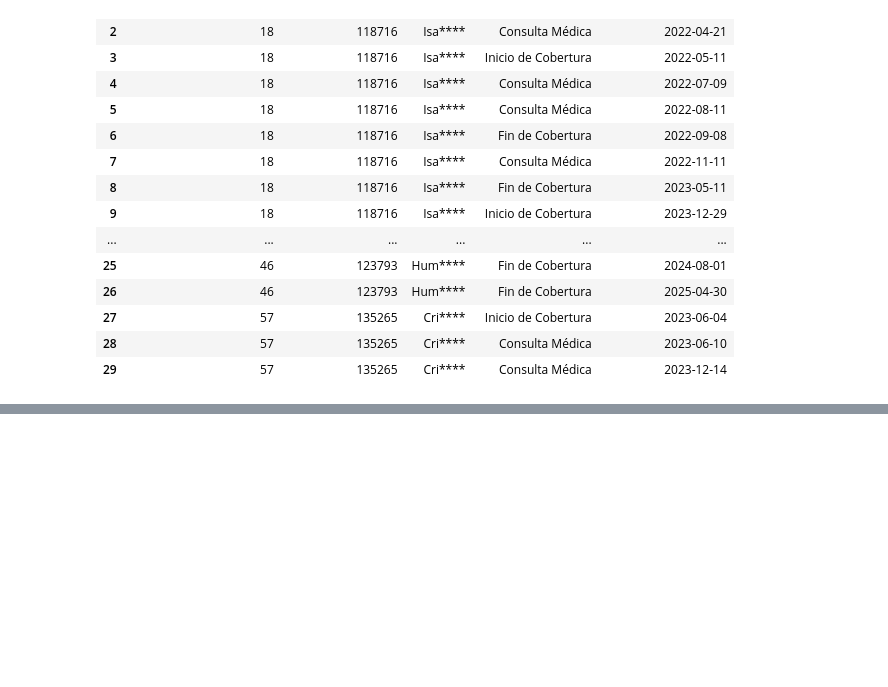
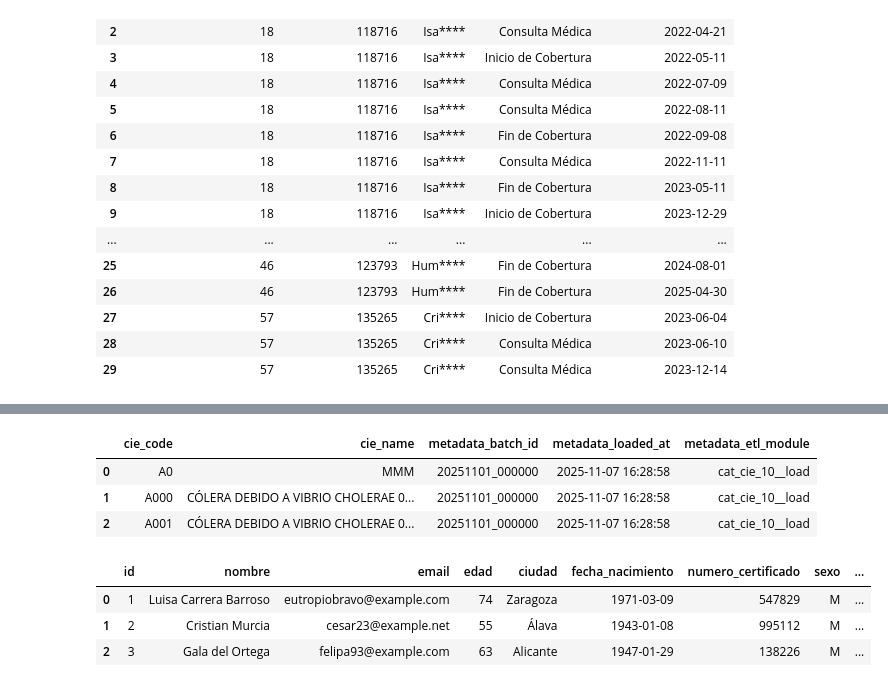
Before and after one commit to famenor/insurance_case, a Jupyter notebook: sandbox.ipynb, the cells around one changed output, grey strips where cells are left out. Saved outputs shown, nothing was run; the diff lists cells and outputs as text; code cells hidden in the pictures; blank space fills up the shorter version.

```diff
--- a/sandbox.ipynb
+++ b/sandbox.ipynb
@@ -376,0 +600,28 @@ display(results.head(30))
+# %%
+batch_id = '20251101_000000'
+loaded_at = pd.Timestamp.utcnow().strftime('%Y-%m-%d %H:%M:%S')
+table_name = 'cat_cie_10'
+etl_module = 'cat_cie_10__load'
+
+
+path = f"/home/armando/git/insurance_case/lakehouse/landing/healthsys/{batch_id}/{table_name}.csv"
+csv_file_reader = CsvFileReader(file_path=path)
+landed_df = csv_file_reader.read_table()
+
+required_columns = ['cie_code', 'cie_name']
+table_processor = LandToBronzeTemplate(table=landed_df,
+                                       batch_id=batch_id,
+                                       etl_module=etl_module,
+                                       table_name=table_name,
+                                       required_columns=required_columns,
+                                       owner='Clinical')
+
+table_processor.process()
+struct_raw_table = table_processor.struct_raw_table
+
+display(struct_raw_table.table.head(3))
+# %% [output]
+|  | cie_code | cie_name | metadata_batch_id | metadata_loaded_at | metadata_etl_module |
+| 0 | A0 | MMM | 20251101_000000 | 2025-11-07 16:28:58 | cat_cie_10__load |
+| 1 | A000 | CÓLERA DEBIDO A VIBRIO CHOLERAE 0... | 20251101_000000 | 2025-11-07 16:28:58 | cat_cie_10__load |
+| 2 | A001 | CÓLERA DEBIDO A VIBRIO CHOLERAE 0... | 20251101_000000 | 2025-11-07 16:28:58 | cat_cie_10__load |
@@ -376,0 +632,28 @@ display(results.head(30))
+# %%
+batch_id = '20251101_000000'
+loaded_at = pd.Timestamp.utcnow().strftime('%Y-%m-%d %H:%M:%S')
+table_name = 'certificates'
+etl_module = 'certificates__load'
+
+
+path = f"/home/armando/git/insurance_case/lakehouse/landing/healthsys/{batch_id}/{table_name}.csv"
+csv_file_reader = CsvFileReader(file_path=path)
+landed_df = csv_file_reader.read_table()
+
+required_columns = ['id', 'nombre', 'email', 'edad', 'ciudad', 'fecha_nacimiento', 'numero_certificado', 'sexo']
+table_processor = LandToBronzeTemplate(table=landed_df,
+                                       batch_id=batch_id,
+                                       etl_module=etl_module,
+                                       table_name=table_name,
+                                       required_columns=required_columns,
+                                       owner='Clinical')
+
+table_processor.process()
+struct_raw_table = table_processor.struct_raw_table
+
+display(struct_raw_table.table.head(3))
+# %% [output]
+|  | id | nombre | email | edad | ciudad | fecha_nacimiento | numero_certificado | sexo | ... |
+| 0 | 1 | Luisa Carrera Barroso | eutropiobravo@example.com | 74 | Zaragoza | 1971-03-09 | 547829 | M | ... |
+| 1 | 2 | Cristian Murcia | cesar23@example.net | 55 | Álava | 1943-01-08 | 995112 | M | ... |
+| 2 | 3 | Gala del Ortega | felipa93@example.com | 63 | Alicante | 1947-01-29 | 138226 | M | ... |
```
Also changed, not shown: parts of 11 cells of this notebook, 58 other files.
